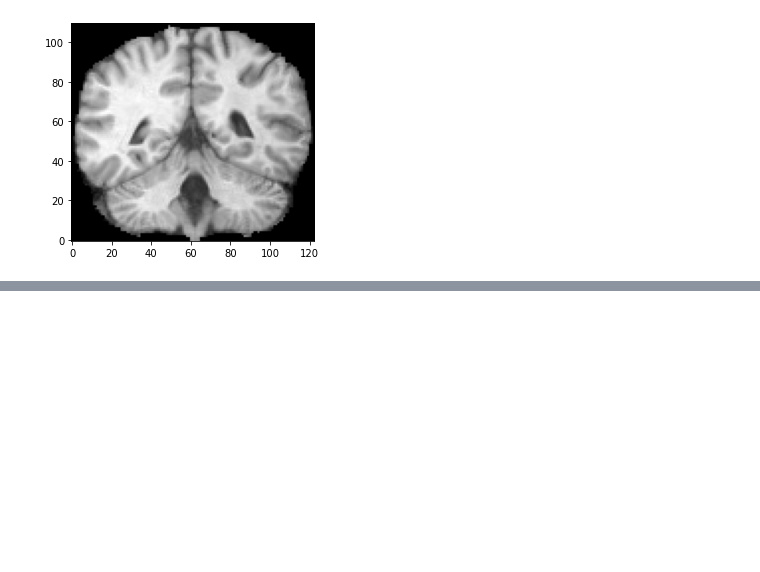
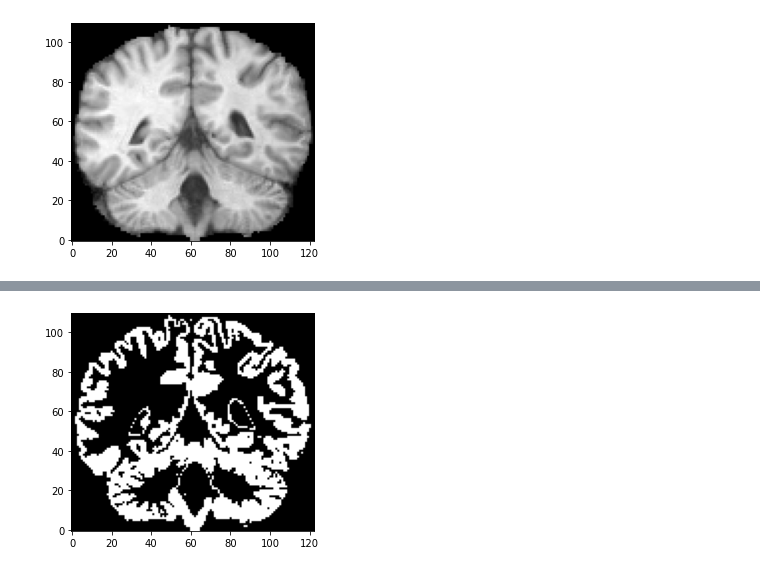
Before and after one commit to fabiansvc/project-mri, a Jupyter notebook: main.ipynb, the cells around one changed output, grey strips where cells are left out. Saved outputs shown, nothing was run; the diff lists cells and outputs as text; code cells hidden in the pictures; blank space fills up the shorter version.

```diff
--- a/main.ipynb
+++ b/main.ipynb
@@ -362 +341,6 @@ plt.show()
+# %%
+plt.imshow(img_segs['probabilityimages'][0].T, origin='lower', cmap='gray')
+plt.show()
+# %% [output]
+[figure, new version]
 # %%
```
Also changed, not shown: parts of 22 cells of this notebook.
